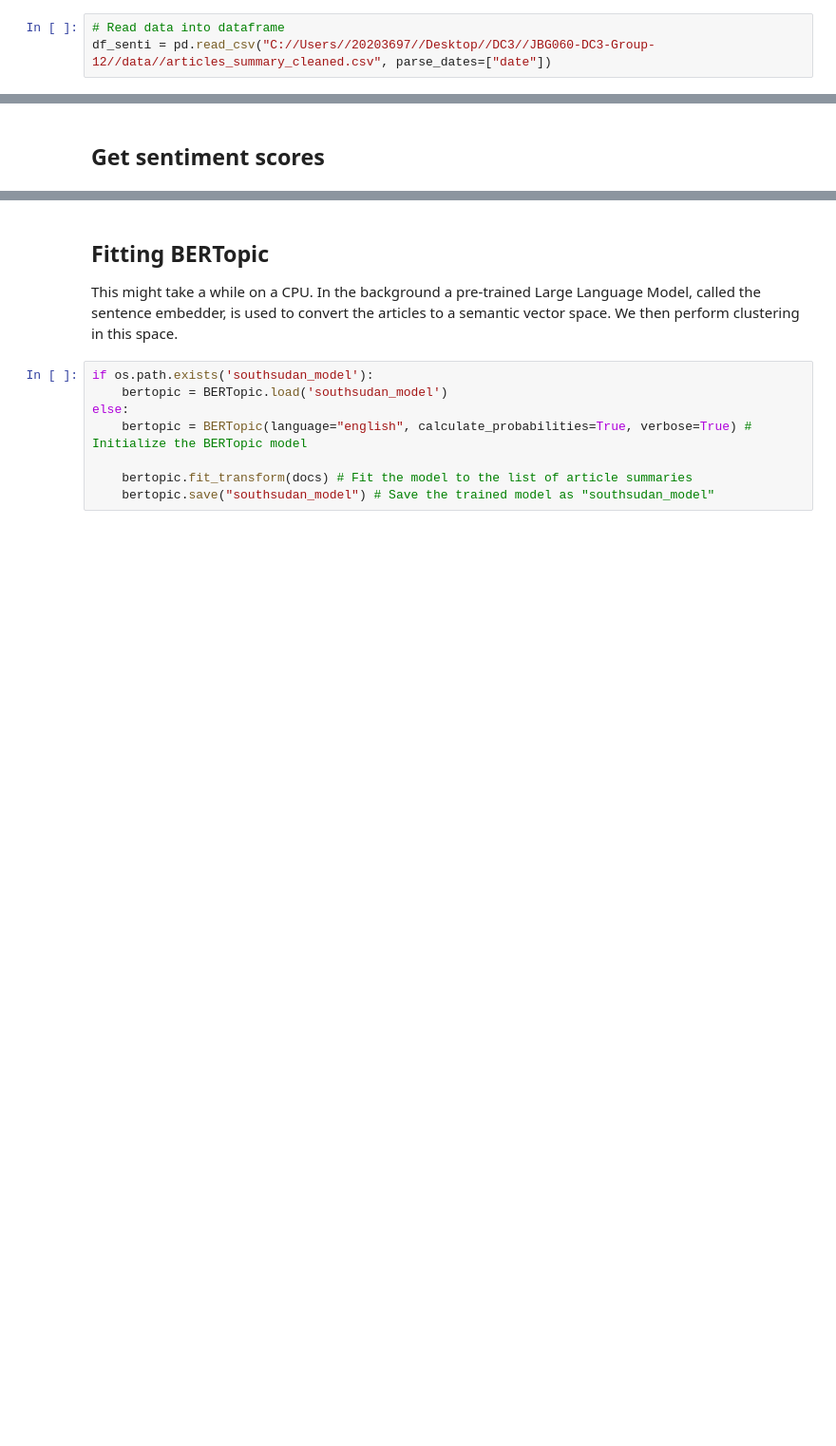
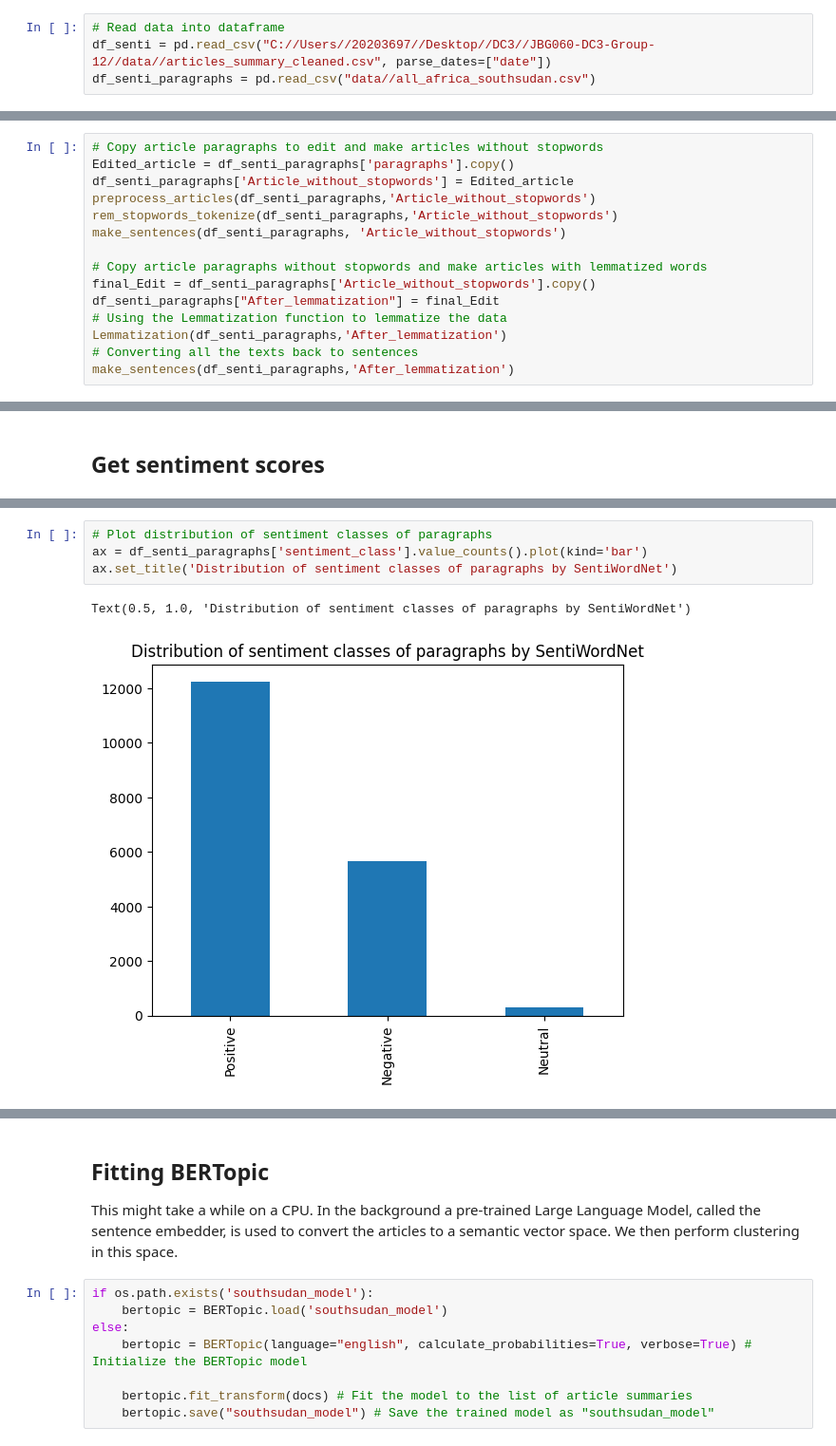
Before and after one commit to isavgt/JBG060-DC3-Group-12, a Jupyter notebook: topic_modelling.ipynb, the cells around one changed output, grey strips where cells are left out. Shown: that part at 95% size. Saved outputs shown, nothing was run; the diff lists cells and outputs as text; blank space fills up the shorter version.

```diff
--- a/topic_modelling.ipynb
+++ b/topic_modelling.ipynb
@@ -56,3 +57,4 @@ df.head() # Show first 5 dataframe entries
 # %%
 # Read data into dataframe
 df_senti = pd.read_csv("C://Users//20203697//Desktop//DC3//JBG060-DC3-Group-12//data//articles_summary_cleaned.csv", parse_dates=["date"])
+df_senti_paragraphs = pd.read_csv("data//all_africa_southsudan.csv")
@@ -155,0 +156,15 @@ df_senti
+# %%
+# Copy article paragraphs to edit and make articles without stopwords
+Edited_article = df_senti_paragraphs['paragraphs'].copy()
+df_senti_paragraphs['Article_without_stopwords'] = Edited_article
+preprocess_articles(df_senti_paragraphs,'Article_without_stopwords')
+rem_stopwords_tokenize(df_senti_paragraphs,'Article_without_stopwords')
+make_sentences(df_senti_paragraphs, 'Article_without_stopwords')
+
+# Copy article paragraphs without stopwords and make articles with lemmatized words
+final_Edit = df_senti_paragraphs['Article_without_stopwords'].copy()
+df_senti_paragraphs["After_lemmatization"] = final_Edit
+# Using the Lemmatization function to lemmatize the data
+Lemmatization(df_senti_paragraphs,'After_lemmatization')
+# Converting all the texts back to sentences
+make_sentences(df_senti_paragraphs,'After_lemmatization')
@@ -255 +332,8 @@ Text(0.5, 1.0, 'Distribution of sentiment classes')
+# %%
+# Plot distribution of sentiment classes of paragraphs
+ax = df_senti_paragraphs['sentiment_class'].value_counts().plot(kind='bar')
+ax.set_title('Distribution of sentiment classes of paragraphs by SentiWordNet')
+# %% [output]
+Text(0.5, 1.0, 'Distribution of sentiment classes of paragraphs by SentiWordNet')
+[figure, added]
 # %%
```
Also changed, not shown: parts of 15 cells of this notebook.
